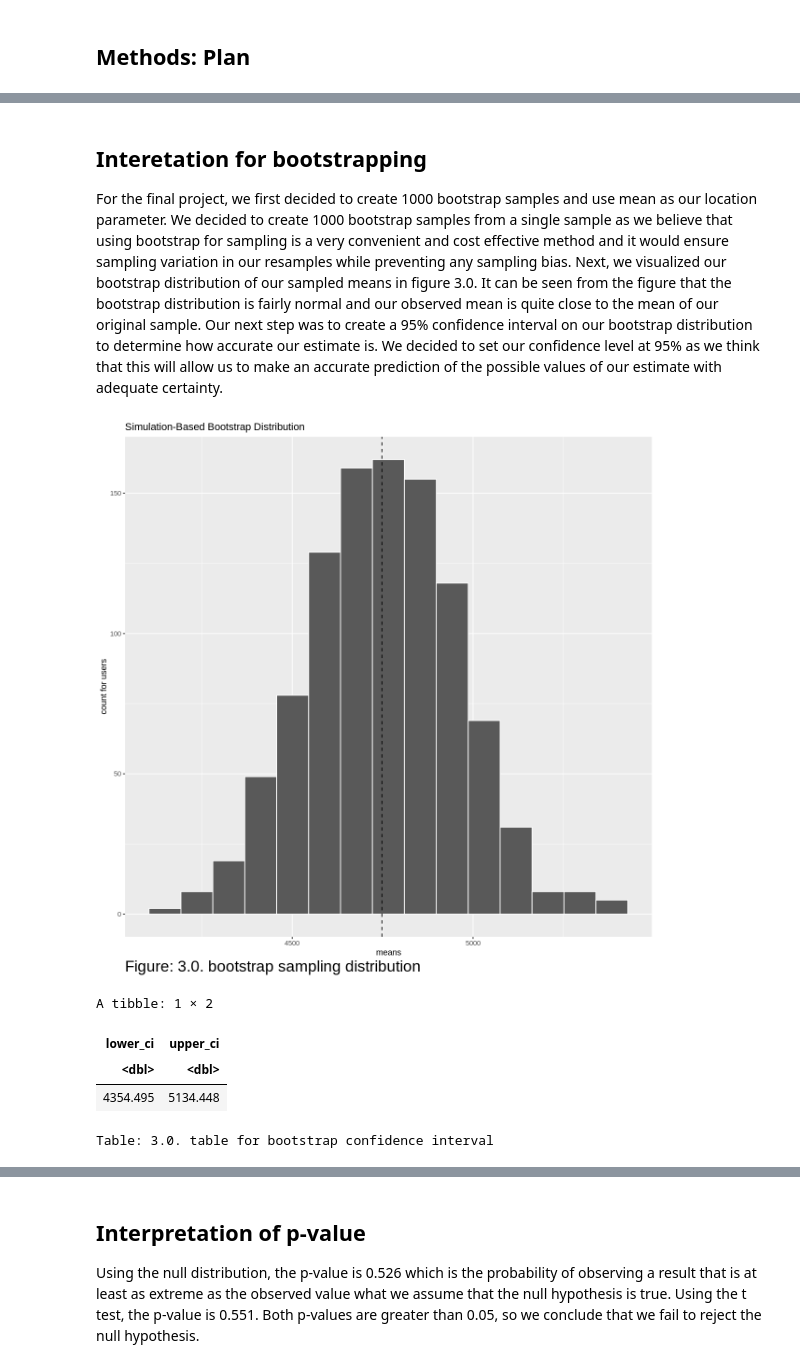
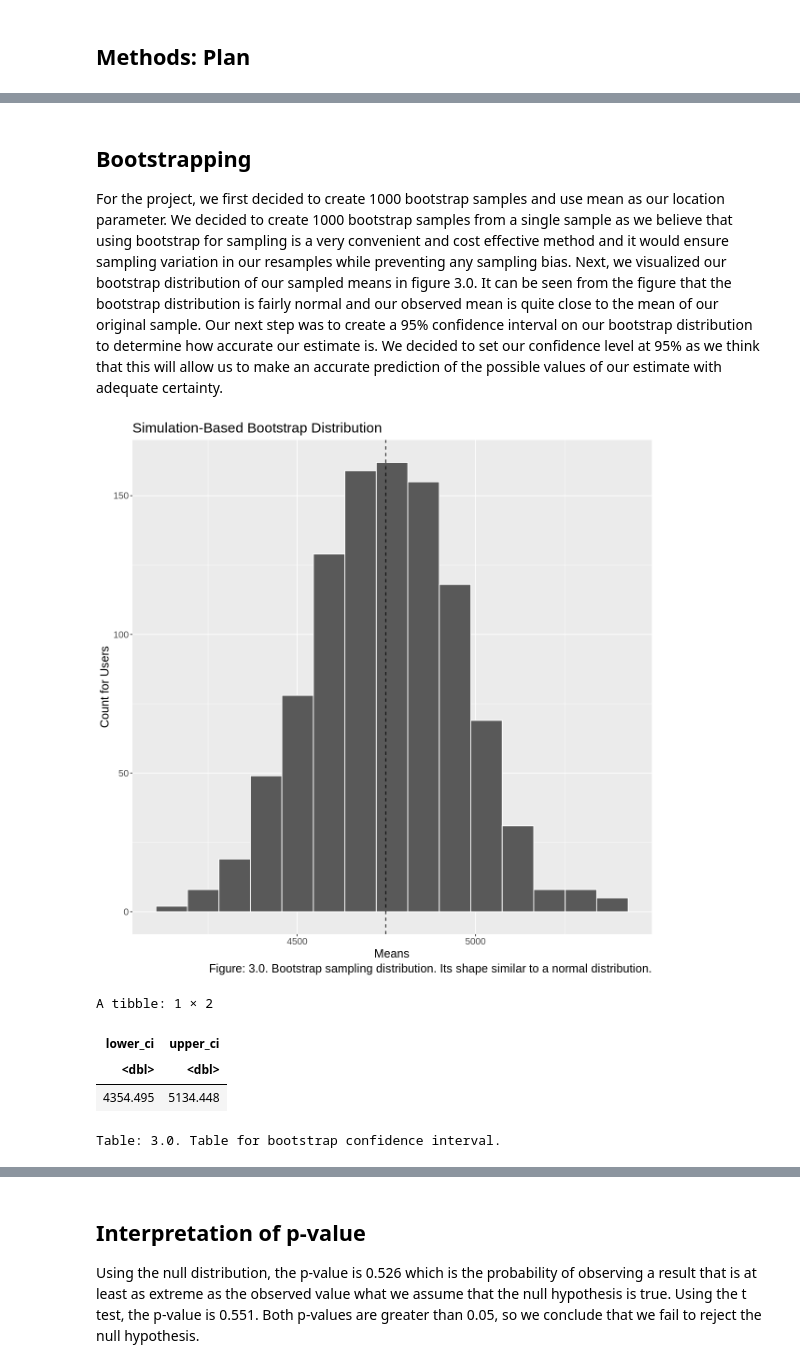
Before and after one commit to Sparsh16/STAT-201-Group-Project, a Jupyter notebook: Proposal.ipynb, the cells around one changed output, grey strips where cells are left out. Cells and saved outputs as stored; diff of their text form; code cells hidden in the pictures.

```diff
--- a/Proposal.ipynb
+++ b/Proposal.ipynb
@@ -44,27 +44,33 @@ The following object is masked from ‘package:dplyr’:
 # figure/table number generator
 figure_table_number <- c(0, 0, 0, 0) # figureMajor, figureMinor, tableMajor, tableMinor
 
+generateNumberWithText <- function(type, m, major, minor) {
+    if (substring(m, nchar(m)) != ".") {m <- paste(m, ".", sep="")}
+    m <- paste(toupper(substring(m, 1, 1)), substring(m, 2, nchar(m)), sep="")
+    return(paste(type, major, ".", minor, ". ", m, sep = ""))
+}
+
 figure_number.nextMajor <- function(m="") {
     figure_table_number[1] <<- figure_table_number[1] + 1
     figure_table_number[2] <<- 0
-    return (paste("Figure: ", figure_table_number[1], ".", figure_table_number[2], ". ", m, sep = ""))
+    return (generateNumberWithText("Figure: ", m, figure_table_number[1], figure_table_number[2]))
 }
 
 figure_number.nextMinor <- function(m="") {
     figure_table_number[2] <<- figure_table_number[2] + 1
-    return (paste("Figure: ", figure_table_number[1], ".", figure_table_number[2], ". ", m, sep = ""))
+    return (generateNumberWithText("Figure: ", m, figure_table_number[1], figure_table_number[2]))
 }
 
 
 table_number.nextMajor <- function(m="") {
     figure_table_number[3] <<- figure_table_number[3] + 1
     figure_table_number[4] <<- 0
-    return (paste("Table: ", figure_table_number[3], ".", figure_table_number[4], ". ", m, sep = ""))
+    return (generateNumberWithText("Table: ", m, figure_table_number[3], figure_table_number[4]))
 }
 
 table_number.nextMinor <- function(m="") {
     figure_table_number[4] <<- figure_table_number[4] + 1
-    return (paste("Table: ", figure_table_number[3], ".", figure_table_number[4], ". ", m, sep = ""))
+    return (generateNumberWithText("Table: ", m, figure_table_number[3], figure_table_number[4]))
 }
 # %%
 # prepartion for the environment
@@ -255,3 +239,3 @@ bootstrap_dist <- BikeSharingData %>%
 # %% [markdown]
-## Interetation for bootstrapping ##
-For the final project, we first decided to create 1000 bootstrap samples and use mean as our location parameter. We decided to create 1000 bootstrap samples from a single sample as we believe that using bootstrap for sampling is a very convenient and cost effective method and it would ensure sampling variation in our resamples while preventing any sampling bias. Next, we visualized our bootstrap distribution of our sampled means in figure 3.0. It can be seen from the figure that the bootstrap distribution is fairly normal and our observed mean is quite close to the mean of our original sample. Our next step was to create a 95% confidence interval on our bootstrap distribution to determine how accurate our estimate is. We decided to set our confidence level at 95% as we think that this will allow us to make an accurate prediction of the possible values of our estimate with adequate certainty.
+## Bootstrapping ##
+For the project, we first decided to create 1000 bootstrap samples and use mean as our location parameter. We decided to create 1000 bootstrap samples from a single sample as we believe that using bootstrap for sampling is a very convenient and cost effective method and it would ensure sampling variation in our resamples while preventing any sampling bias. Next, we visualized our bootstrap distribution of our sampled means in figure 3.0. It can be seen from the figure that the bootstrap distribution is fairly normal and our observed mean is quite close to the mean of our original sample. Our next step was to create a 95% confidence interval on our bootstrap distribution to determine how accurate our estimate is. We decided to set our confidence level at 95% as we think that this will allow us to make an accurate prediction of the possible values of our estimate with adequate certainty.
@@ -258,14 +251,14 @@ For the final project, we first decided to create 1000 bootstrap samples and use
 # %%
 # visualization
-visualize(bootstrap_dist) +
+g <- visualize(bootstrap_dist) +
 geom_vline(xintercept = sample_mean, linetype = "dashed")  +
-labs(caption = figure_number.nextMajor("bootstrap sampling distribution")) +
+labs(caption = figure_number.nextMajor("bootstrap sampling distribution. Its shape similar to a normal distribution.")) +
 xlab("means") +
 ylab("count for users") +
-theme(plot.caption = element_text(size = 20, hjust = 0),
-     )
+theme(plot.caption = element_text(size = 20, hjust = 0))
+standardize(g)
 # %% [output]
-[figure, old version]
+[figure, new version]
 # %%
 # get the confidence interval using percentile mothed
 ci_percentile <- bootstrap_dist %>%
@@ -277,5 +270,5 @@ A tibble: 1 × 2
 | lower_ci | upper_ci |
 | <dbl> | <dbl> |
 | 4354.495 | 5134.448 |
-Table: 3.0. table for bootstrap confidence interval
+Table: 3.0. Table for bootstrap confidence interval.
 # %%
```
Also changed, not shown: parts of 24 cells of this notebook, 1 other file.
